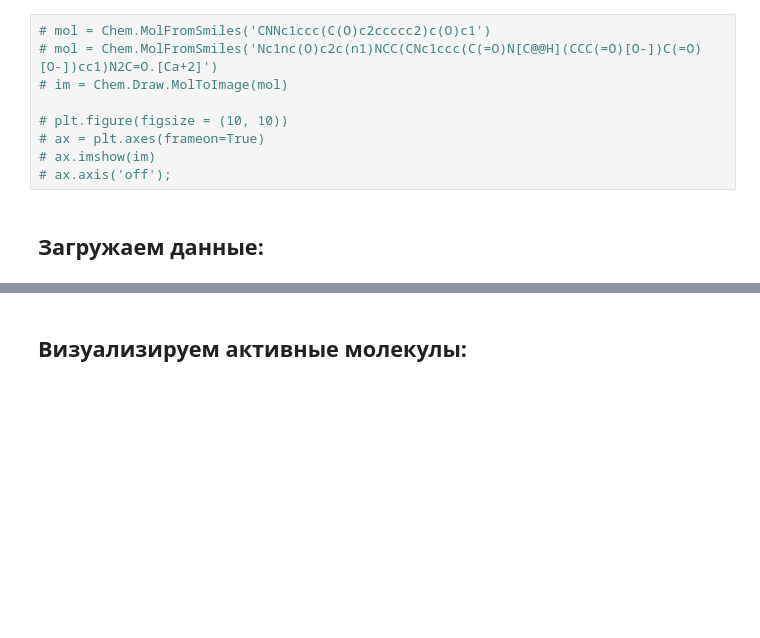
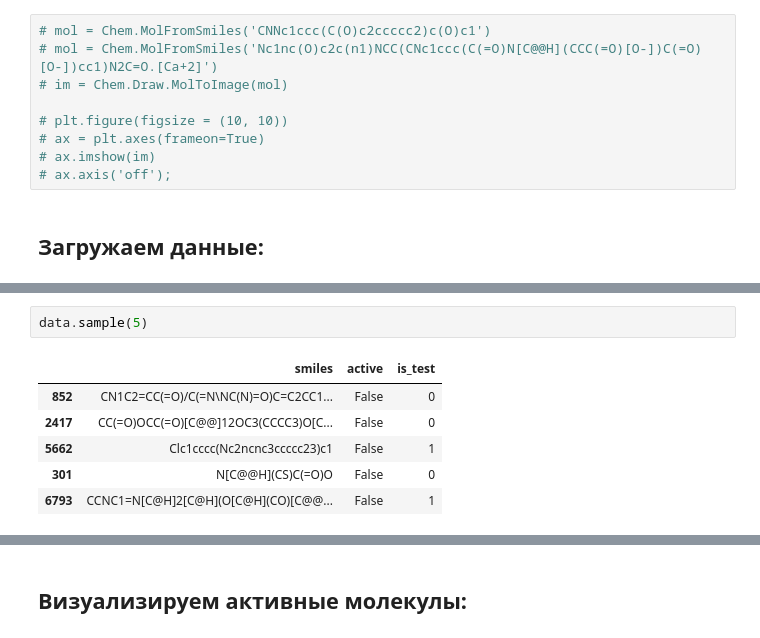
Before and after one commit to akitim/Ligand_activity_prediction_GlobalAI2022, a Jupyter notebook: ligand_activity_prediction.ipynb, the cells around one changed output, grey strips where cells are left out. Saved outputs shown, nothing was run; the diff lists cells and outputs as text; blank space fills up the shorter version.

```diff
--- a/ligand_activity_prediction.ipynb
+++ b/ligand_activity_prediction.ipynb
@@ -51,3 +58,12 @@ train.sample(5)
+# %%
+data.sample(5)
+# %% [output]
+|  | smiles | active | is_test |
+| 852 | CN1C2=CC(=O)/C(=N\NC(N)=O)C=C2CC1... | False | 0 |
+| 2417 | CC(=O)OCC(=O)[C@@]12OC3(CCCC3)O[C... | False | 0 |
+| 5662 | Clc1cccc(Nc2ncnc3ccccc23)c1 | False | 1 |
+| 301 | N[C@@H](CS)C(=O)O | False | 0 |
+| 6793 | CCNC1=N[C@H]2[C@H](O[C@H](CO)[C@@... | False | 1 |
 # %%
 active_ind = train.groupby('active').groups[1]
 not_active_ind = train.groupby('active').groups[0]
```
Also changed, not shown: parts of 12 cells of this notebook.
